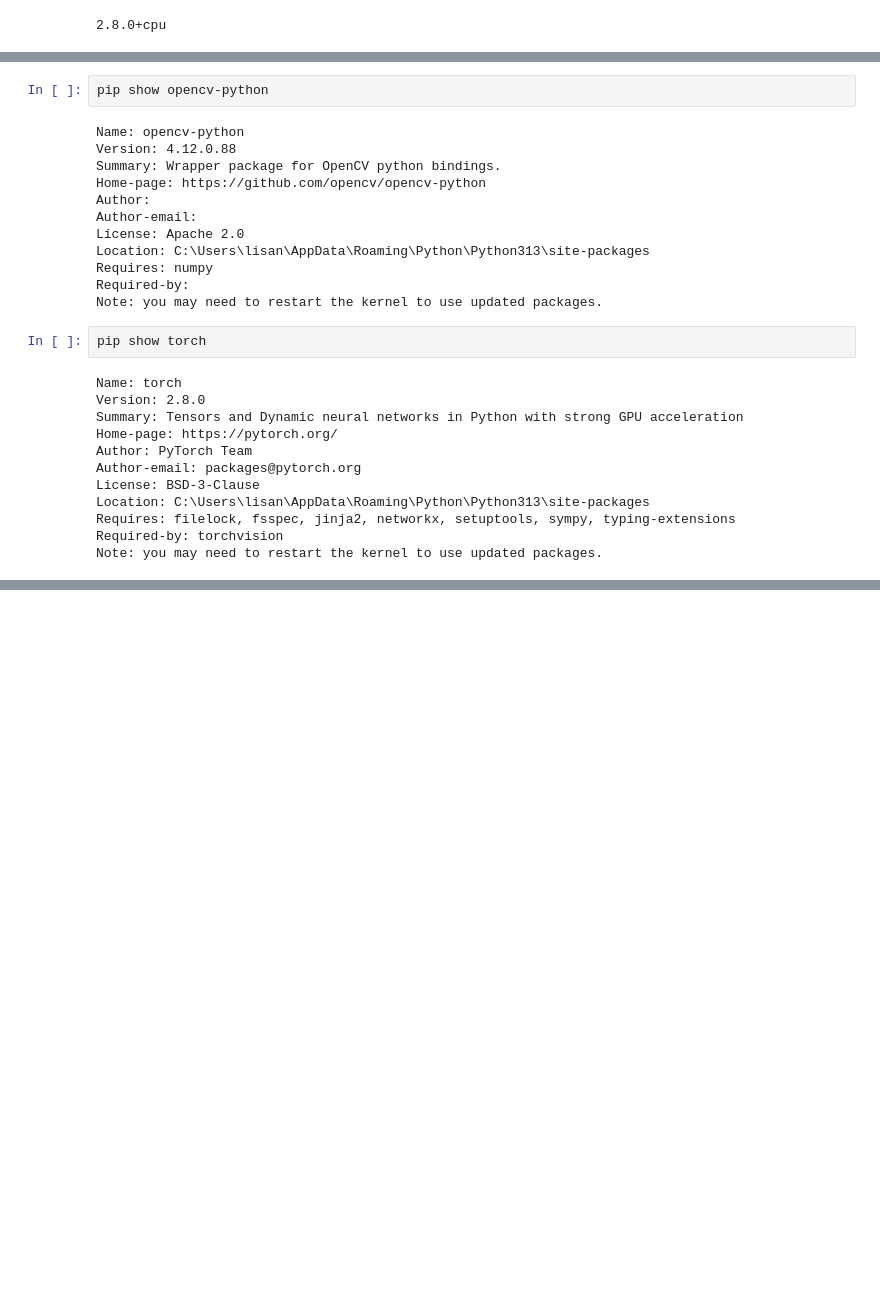
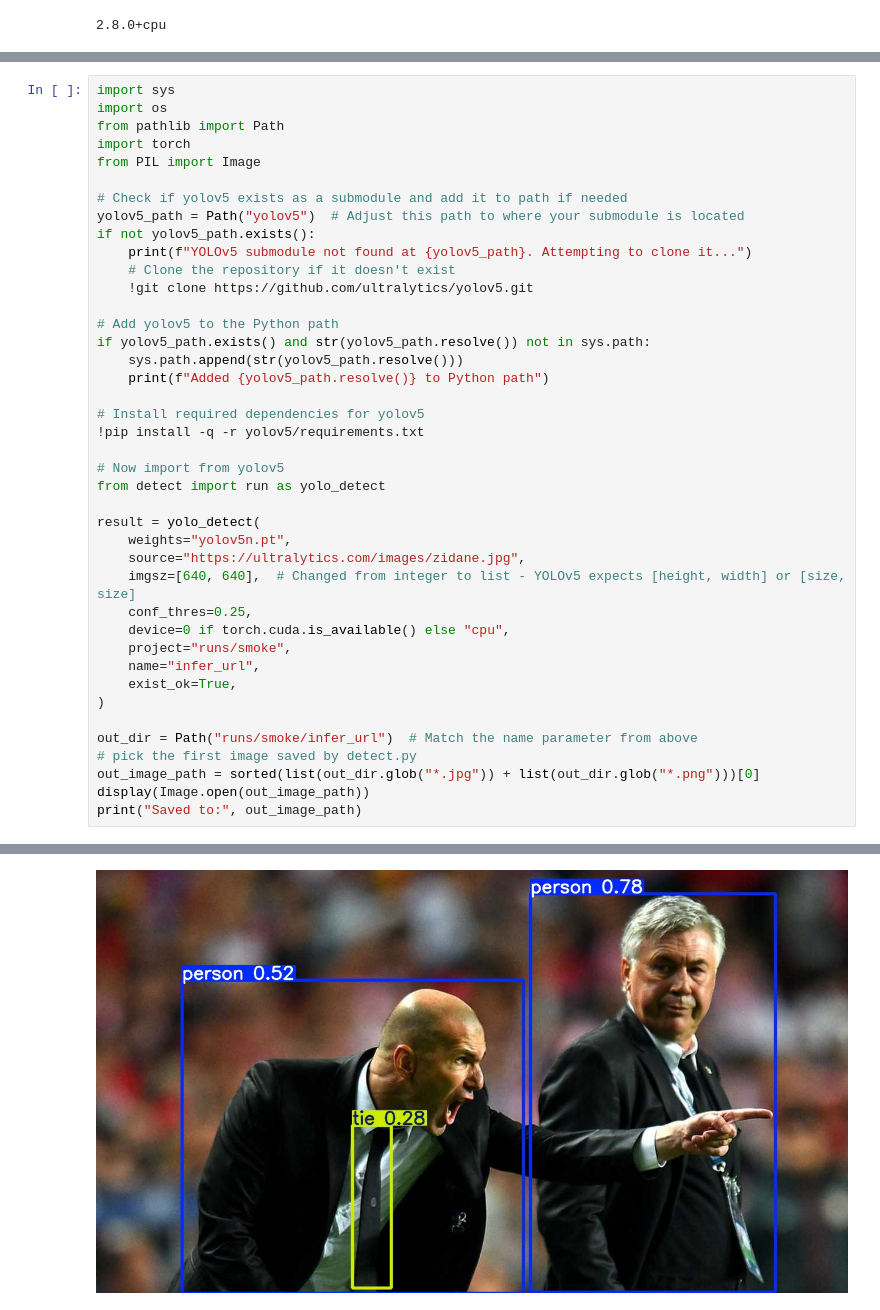
Before and after one commit to Lisandro09/Recycling-YOLO, a Jupyter notebook: notebooks/00_setup.ipynb, the cells around one changed output, grey strips where cells are left out. Cells and saved outputs as stored; diff of their text form; blank space fills up the shorter version.

Commit message:
populated the 00_setup with a small code to run yolo detection on an image (successfully worked)

```diff
--- a/notebooks/00_setup.ipynb
+++ b/notebooks/00_setup.ipynb
@@ -164,28 +6,42 @@ Note: you may need to restart the kernel to use updated packages.
-# %%
-pip show opencv-python
-# %% [output]
-Name: opencv-python
-Version: 4.12.0.88
-Summary: Wrapper package for OpenCV python bindings.
-Home-page: https://github.com/opencv/opencv-python
-Author:
-Author-email:
-License: Apache 2.0
-Location: C:\Users\lisan\AppData\Roaming\Python\Python313\site-packages
-Requires: numpy
-Required-by:
-Note: you may need to restart the kernel to use updated packages.
-# %%
-pip show torch
-# %% [output]
-Name: torch
-Version: 2.8.0
-Summary: Tensors and Dynamic neural networks in Python with strong GPU acceleration
-Home-page: https://pytorch.org/
-Author: PyTorch Team
-Author-email: packages@pytorch.org
-License: BSD-3-Clause
-Location: C:\Users\lisan\AppData\Roaming\Python\Python313\site-packages
-Requires: filelock, fsspec, jinja2, networkx, setuptools, sympy, typing-extensions
-Required-by: torchvision
-Note: you may need to restart the kernel to use updated packages.
+# %%
+import sys
+import os
+from pathlib import Path
+import torch
+from PIL import Image
+
+# Check if yolov5 exists as a submodule and add it to path if needed
+yolov5_path = Path("yolov5")  # Adjust this path to where your submodule is located
+if not yolov5_path.exists():
+    print(f"YOLOv5 submodule not found at {yolov5_path}. Attempting to clone it...")
+    # Clone the repository if it doesn't exist
+    !git clone https://github.com/ultralytics/yolov5.git
+
+# Add yolov5 to the Python path
+if yolov5_path.exists() and str(yolov5_path.resolve()) not in sys.path:
+    sys.path.append(str(yolov5_path.resolve()))
+    print(f"Added {yolov5_path.resolve()} to Python path")
+
+# Install required dependencies for yolov5
+!pip install -q -r yolov5/requirements.txt
+
+# Now import from yolov5
+from detect import run as yolo_detect
+
+result = yolo_detect(
+    weights="yolov5n.pt",
+    source="https://ultralytics.com/images/zidane.jpg",
+    imgsz=[640, 640],  # Changed from integer to list - YOLOv5 expects [height, width] or [size, size]
+    conf_thres=0.25,
+    device=0 if torch.cuda.is_available() else "cpu",
+    project="runs/smoke",
+    name="infer_url",
+    exist_ok=True,
+)
+
+out_dir = Path("runs/smoke/infer_url")  # Match the name parameter from above
+# pick the first image saved by detect.py
+out_image_path = sorted(list(out_dir.glob("*.jpg")) + list(out_dir.glob("*.png")))[0]
+display(Image.open(out_image_path))
+print("Saved to:", out_image_path)
+# %% [output]
@@ -191,0 +56 @@ Note: you may need to restart the kernel to use updated packages.
+[figure, added]
```
Also changed, not shown: parts of 11 cells of this notebook, 2 other files.
